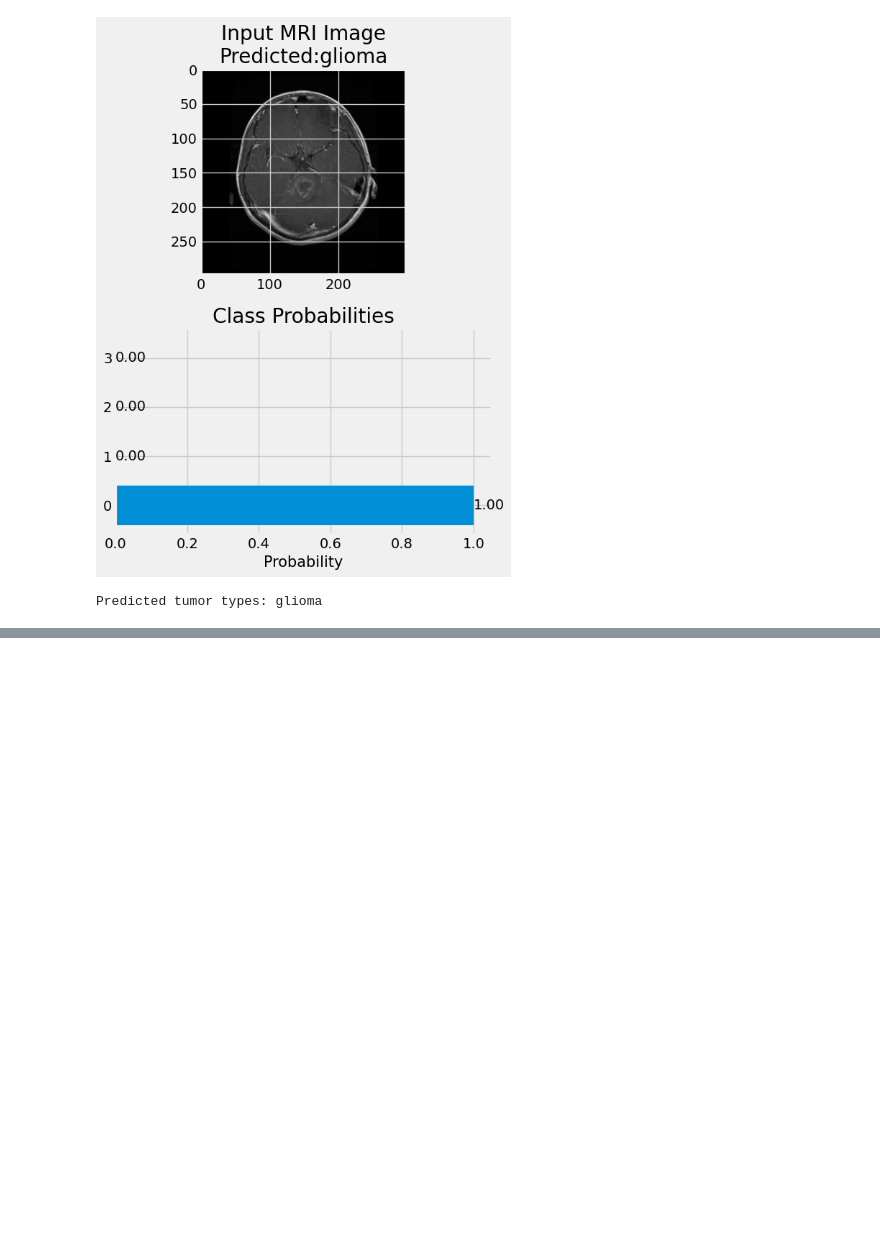
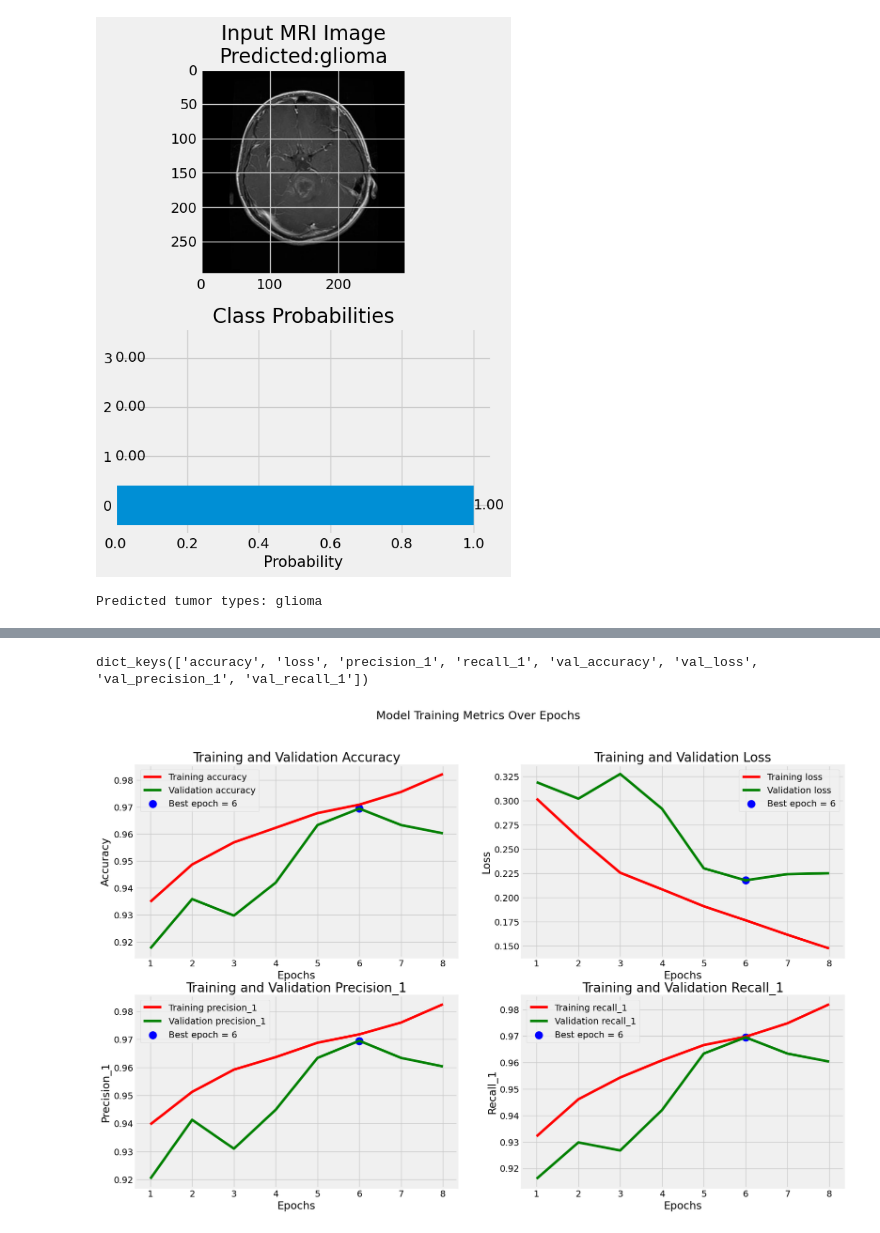
Before and after one commit to Sruthij93/BrainTumorClassification_model, a Jupyter notebook: BrainTumorClassification.ipynb, the cells around one changed output, grey strips where cells are left out. Drawn from its saved outputs; the diff is of its cells as text; code cells hidden in the pictures; blank space fills up the shorter version.

Commit message:
Added CNN model

```diff
--- a/BrainTumorClassification.ipynb
+++ b/BrainTumorClassification.ipynb
@@ -367,0 +371,13 @@ model.save_weights("xception_model.weights.h5")
+# %%
+batch_size = 16 #reduce the training time
+img_size = (224, 224)
+
+image_generator = ImageDataGenerator(rescale = 1/255, brightness_range = (0.8, 1.2))
+
+ts_gen = ImageDataGenerator(rescale = 1/255)
+
+tr_gen = image_generator.flow_from_dataframe(tr_df, x_col = "Class Path", y_col = "Class", batch_size = batch_size, target_size = img_size)
+
+valid_gen = image_generator.flow_from_dataframe(valid_df, x_col = "Class Path", y_col = "Class", batch_size = batch_size, target_size = img_size)
+
+ts_gen = ts_gen.flow_from_dataframe(ts_df, x_col = "Class Path", y_col = "Class", batch_size = 16, target_size = img_size, shuffle = False)
@@ -367,0 +446,2 @@ model.save_weights("xception_model.weights.h5")
+# %%
+history = cnn_model.fit(tr_gen, epochs = 8, validation_data= valid_gen)
@@ -367,0 +465,42 @@ model.save_weights("xception_model.weights.h5")
+# %%
+history.history.keys()
+# %% [output]
+dict_keys(['accuracy', 'loss', 'precision_1', 'recall_1', 'val_accuracy', 'val_loss', 'val_precision_1', 'val_recall_1'])
+# %%
+# Get training and validation metrics from history
+metrics = ['accuracy', 'loss', 'precision_1', 'recall_1']
+tr_metrics = {m: history.history[m] for m in metrics}
+val_metrics = {m: history.history[f'val_{m}'] for m in metrics}
+
+# Find best epochs and values
+best_epochs = {}
+best_values = {}
+for m in metrics:
+  if m == 'loss':
+    idx = np.argmin(val_metrics[m])
+  else:
+    idx = np.argmax(val_metrics[m])
+  best_epochs[m] = idx+1
+  best_values[m] = val_metrics[m][idx]
+
+# Plot metrics
+plt.figure(figsize = (20,12))
+plt.style.use('fivethirtyeight')
+
+for i, metric in enumerate(metrics, 1):
+  plt.subplot(2,2,i)
+  epochs = range(1, len(tr_metrics[metric]) +1)
+
+  plt.plot(epochs, tr_metrics[metric], 'r', label = f'Training {metric}')
+  plt.plot(epochs, val_metrics[metric], 'g', label = f'Validation {metric}')
+  plt.scatter(best_epochs[metric], best_values[metric], s=150, c='blue', label=f'Best epoch = {best_epochs[metric]}')
+  plt.title(f'Training and Validation {metric.title()}')
+  plt.xlabel('Epochs')
+  plt.ylabel(metric.title())
+  plt.legend()
+  plt.grid(True)
+
+plt.suptitle('Model Training Metrics Over Epochs', fontsize=18)
+plt.show()
+# %% [output]
+[figure, added]
```
Also changed, not shown: parts of 17 cells of this notebook.
